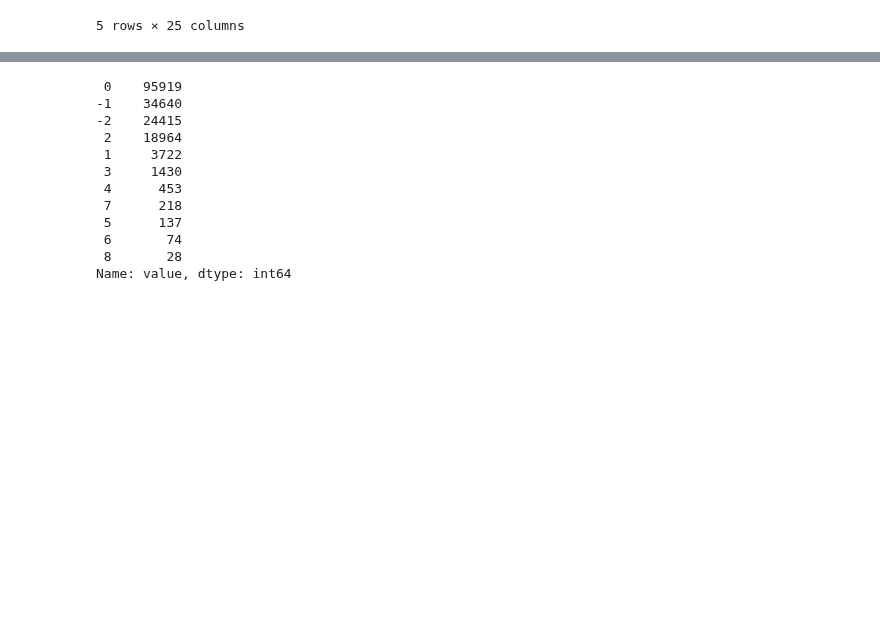
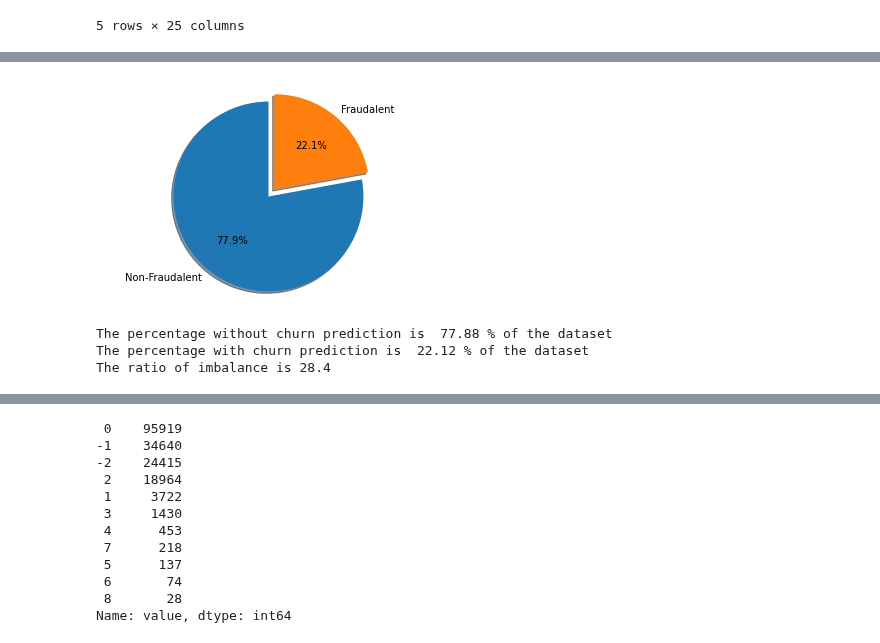
Before and after one commit to rohitrv8922/credit_card_fraud, a Jupyter notebook: RoCredit_Card_Default_Prediction_Capstone_Project.ipynb, the cells around one changed output, grey strips where cells are left out. Saved outputs shown, nothing was run; the diff lists cells and outputs as text; code cells hidden in the pictures; blank space fills up the shorter version.

```diff
--- a/RoCredit_Card_Default_Prediction_Capstone_Project.ipynb
+++ b/RoCredit_Card_Default_Prediction_Capstone_Project.ipynb
@@ -99,0 +257,27 @@ df.head()
+# %%
+#plt.title('Dsitribution of the Fraudalent vs Non-fraudalent transaction in Percentages')
+classes=df['default.payment.next.month'].value_counts()
+normal_share=classes[0]/df['default.payment.next.month'].count()*100
+fraud_share=classes[1]/df['default.payment.next.month'].count()*100
+
+
+labels = 'Non-Fraudalent', 'Fraudalent'
+sizes = [normal_share, fraud_share]
+explode = (0, 0.1)
+
+fig1, ax1 = plt.subplots()
+ax1.pie(sizes, explode=explode, labels=labels, autopct='%1.1f%%',
+        shadow=True, startangle=90)
+ax1.axis('equal')  # Equal aspect ratio ensures that pie is drawn as a circle.
+
+plt.show()
+# %% [output]
+[figure, added]
+# %%
+print('The percentage without churn prediction is ', round(df['default.payment.next.month'].value_counts()[0]/len(df) * 100,2), '% of the dataset')
+print('The percentage with churn prediction is ', round(df['default.payment.next.month'].value_counts()[1]/len(df) * 100,2), '% of the dataset')
+print('The ratio of imbalance is', round(df['default.payment.next.month'].value_counts()[1]/df['default.payment.next.month'].value_counts()[0] * 100,2))
+# %% [output]
+The percentage without churn prediction is  77.88 % of the dataset
+The percentage with churn prediction is  22.12 % of the dataset
+The ratio of imbalance is 28.4
```
Also changed, not shown: parts of 29 cells of this notebook.
